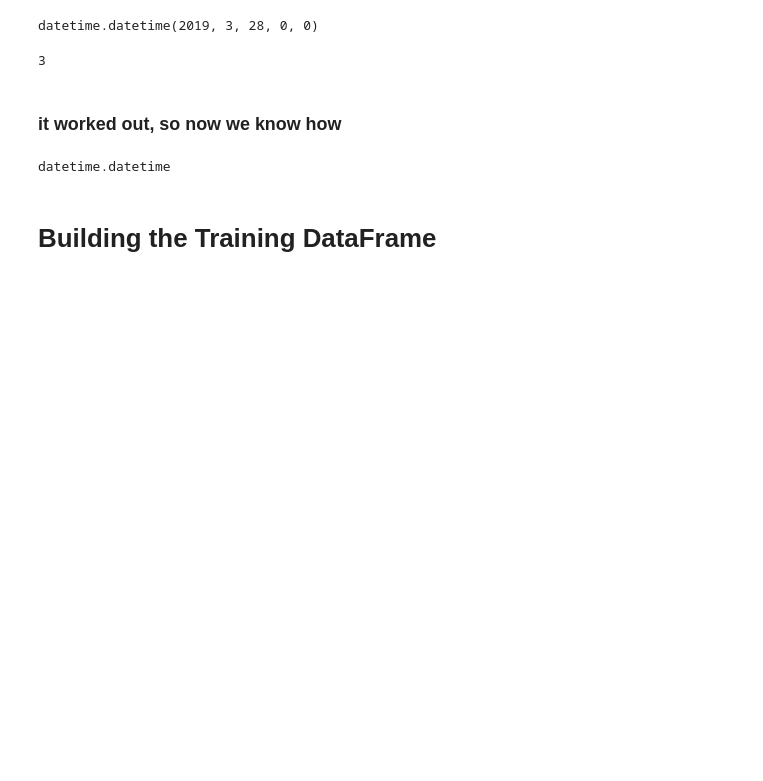
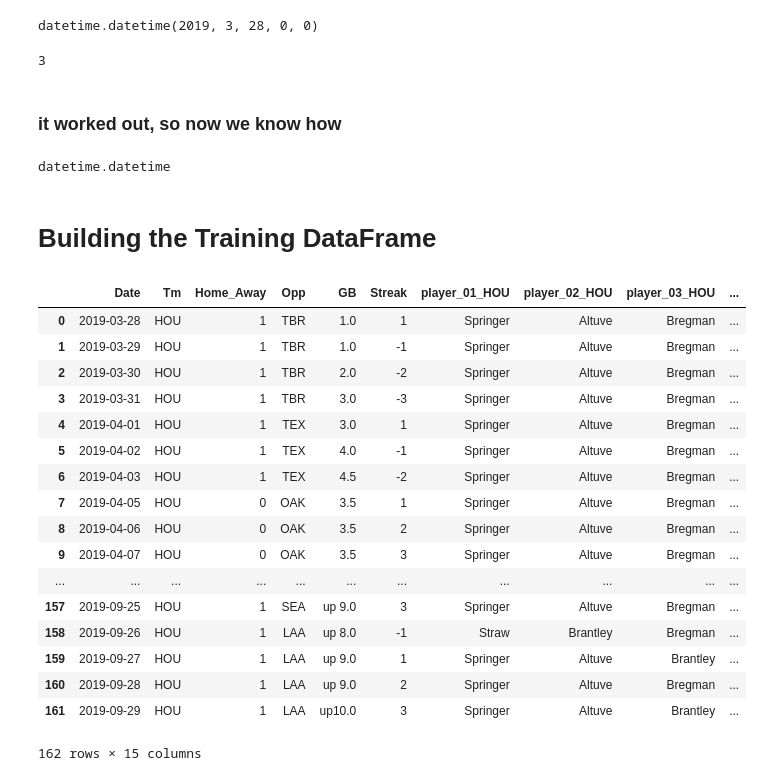
Before and after one commit to JTMachen/Baseball_Game_Predictor, a Jupyter notebook: API_analysis.ipynb, the cells around one changed output. Cells and saved outputs as stored; diff of their text form; code cells hidden in the pictures; blank space fills up the shorter version.

```diff
--- a/API_analysis.ipynb
+++ b/API_analysis.ipynb
@@ -693,0 +753,2 @@ def get_startingplayer_stats_by_game(players_df):
+# %%
+schedule = get_players_per_game(year = 2019, team = "HOU")
@@ -693,0 +757,21 @@ def get_startingplayer_stats_by_game(players_df):
+# %%
+schedule
+# %% [output]
+|  | Date | Tm | Home_Away | Opp | GB | Streak | player_01_HOU | player_02_HOU | player_03_HOU | ... |
+| 0 | 2019-03-28 | HOU | 1 | TBR | 1.0 | 1 | Springer | Altuve | Bregman | ... |
+| 1 | 2019-03-29 | HOU | 1 | TBR | 1.0 | -1 | Springer | Altuve | Bregman | ... |
+| 2 | 2019-03-30 | HOU | 1 | TBR | 2.0 | -2 | Springer | Altuve | Bregman | ... |
+| 3 | 2019-03-31 | HOU | 1 | TBR | 3.0 | -3 | Springer | Altuve | Bregman | ... |
+| 4 | 2019-04-01 | HOU | 1 | TEX | 3.0 | 1 | Springer | Altuve | Bregman | ... |
+| 5 | 2019-04-02 | HOU | 1 | TEX | 4.0 | -1 | Springer | Altuve | Bregman | ... |
+| 6 | 2019-04-03 | HOU | 1 | TEX | 4.5 | -2 | Springer | Altuve | Bregman | ... |
+| 7 | 2019-04-05 | HOU | 0 | OAK | 3.5 | 1 | Springer | Altuve | Bregman | ... |
+| 8 | 2019-04-06 | HOU | 0 | OAK | 3.5 | 2 | Springer | Altuve | Bregman | ... |
+| 9 | 2019-04-07 | HOU | 0 | OAK | 3.5 | 3 | Springer | Altuve | Bregman | ... |
+| ... | ... | ... | ... | ... | ... | ... | ... | ... | ... | ... |
+| 157 | 2019-09-25 | HOU | 1 | SEA | up 9.0 | 3 | Springer | Altuve | Bregman | ... |
+| 158 | 2019-09-26 | HOU | 1 | LAA | up 8.0 | -1 | Straw | Brantley | Bregman | ... |
+| 159 | 2019-09-27 | HOU | 1 | LAA | up 9.0 | 1 | Springer | Altuve | Brantley | ... |
+| 160 | 2019-09-28 | HOU | 1 | LAA | up 9.0 | 2 | Springer | Altuve | Bregman | ... |
+| 161 | 2019-09-29 | HOU | 1 | LAA | up10.0 | 3 | Springer | Altuve | Brantley | ... |
+162 rows × 15 columns
```
Also changed, not shown: parts of 21 cells of this notebook.
